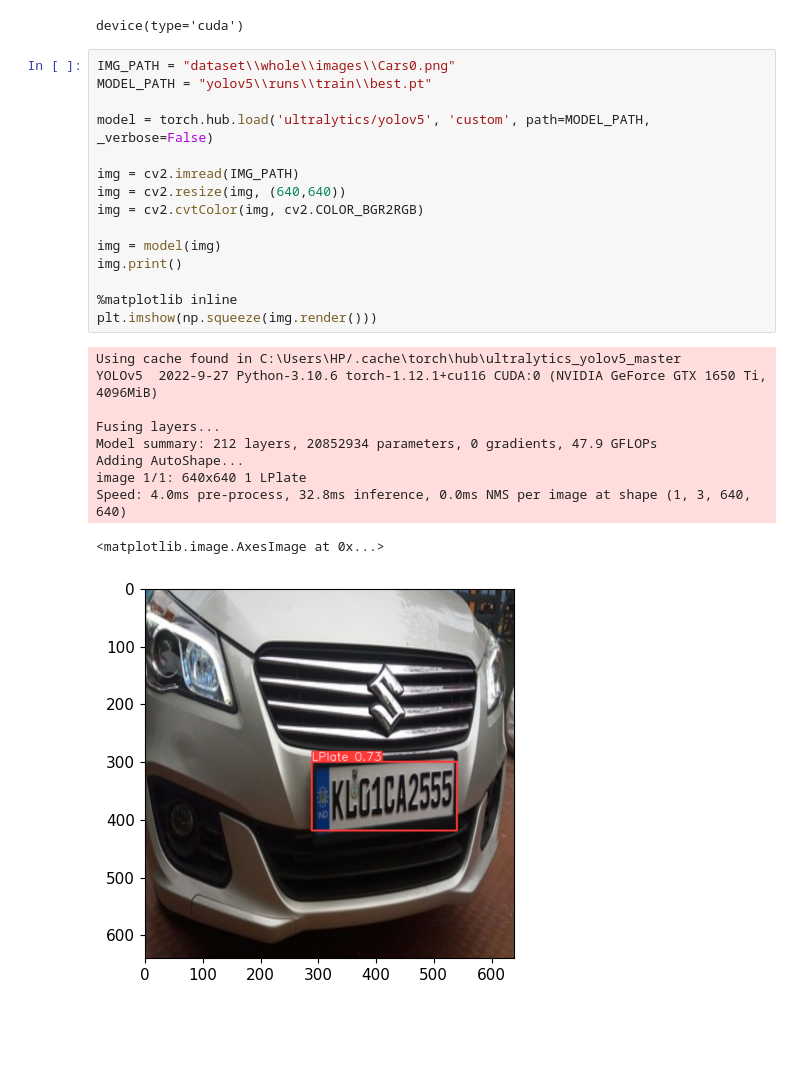
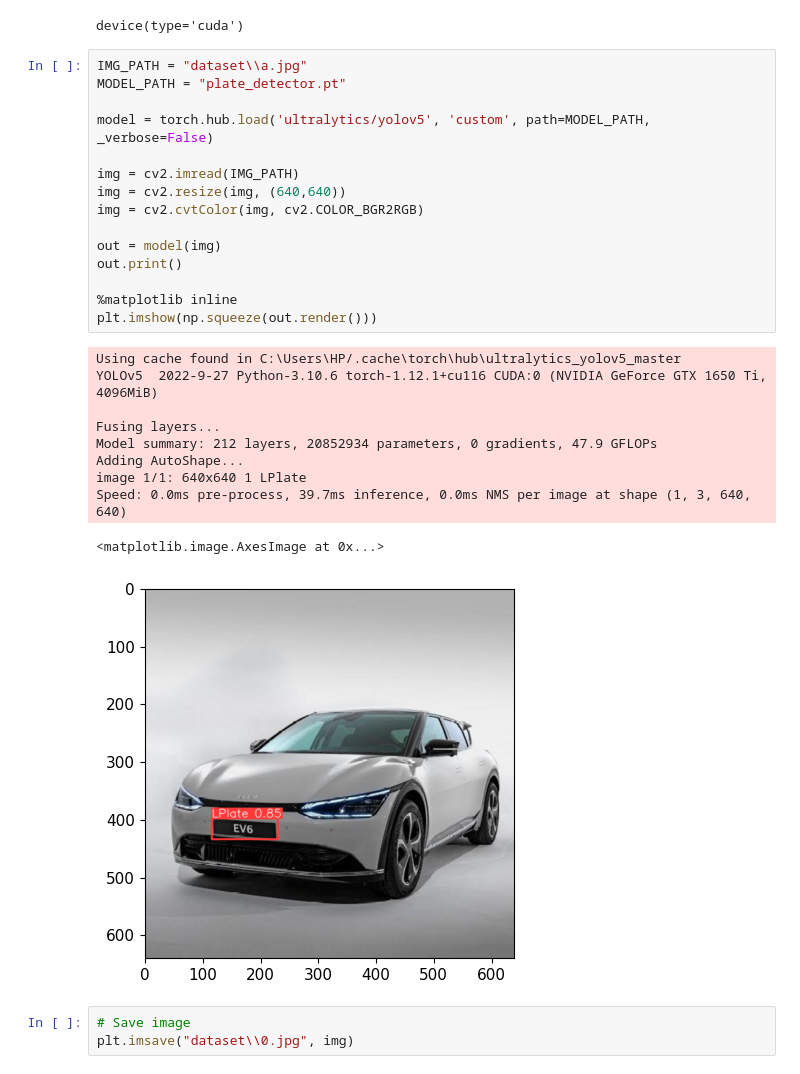
Before and after one commit to ZenithFlux/License_Plate_Detector, a Jupyter notebook: build_model.ipynb, the cells around one changed output. Saved outputs shown, nothing was run; the diff lists cells and outputs as text; blank space fills up the shorter version.

```diff
--- a/build_model.ipynb
+++ b/build_model.ipynb
@@ -84,28 +87,31 @@ DEVICE
 # %% [output]
 device(type='cuda')
 # %%
-IMG_PATH = "dataset\\whole\\images\\Cars0.png"
-MODEL_PATH = "yolov5\\runs\\train\\best.pt"
+IMG_PATH = "dataset\\a.jpg"
+MODEL_PATH = "plate_detector.pt"
 
 model = torch.hub.load('ultralytics/yolov5', 'custom', path=MODEL_PATH, _verbose=False)
 
 img = cv2.imread(IMG_PATH)
 img = cv2.resize(img, (640,640))
 img = cv2.cvtColor(img, cv2.COLOR_BGR2RGB)
 
-img = model(img)
-img.print()
+out = model(img)
+out.print()
 
 %matplotlib inline
-plt.imshow(np.squeeze(img.render()))
+plt.imshow(np.squeeze(out.render()))
 # %% [output]
 Using cache found in C:\Users\HP/.cache\torch\hub\ultralytics_yolov5_master
 YOLOv5  2022-9-27 Python-3.10.6 torch-1.12.1+cu116 CUDA:0 (NVIDIA GeForce GTX 1650 Ti, 4096MiB)
 
 Fusing layers...
 Model summary: 212 layers, 20852934 parameters, 0 gradients, 47.9 GFLOPs
 Adding AutoShape...
 image 1/1: 640x640 1 LPlate
-Speed: 4.0ms pre-process, 32.8ms inference, 0.0ms NMS per image at shape (1, 3, 640, 640)
+Speed: 0.0ms pre-process, 39.7ms inference, 0.0ms NMS per image at shape (1, 3, 640, 640)
 <matplotlib.image.AxesImage at 0x...>
-[figure, old version]
+[figure, new version]
+# %%
+# Save image
+plt.imsave("dataset\\0.jpg", img)
```
Also changed, not shown: parts of 1 cell of this notebook, 3 other files.
